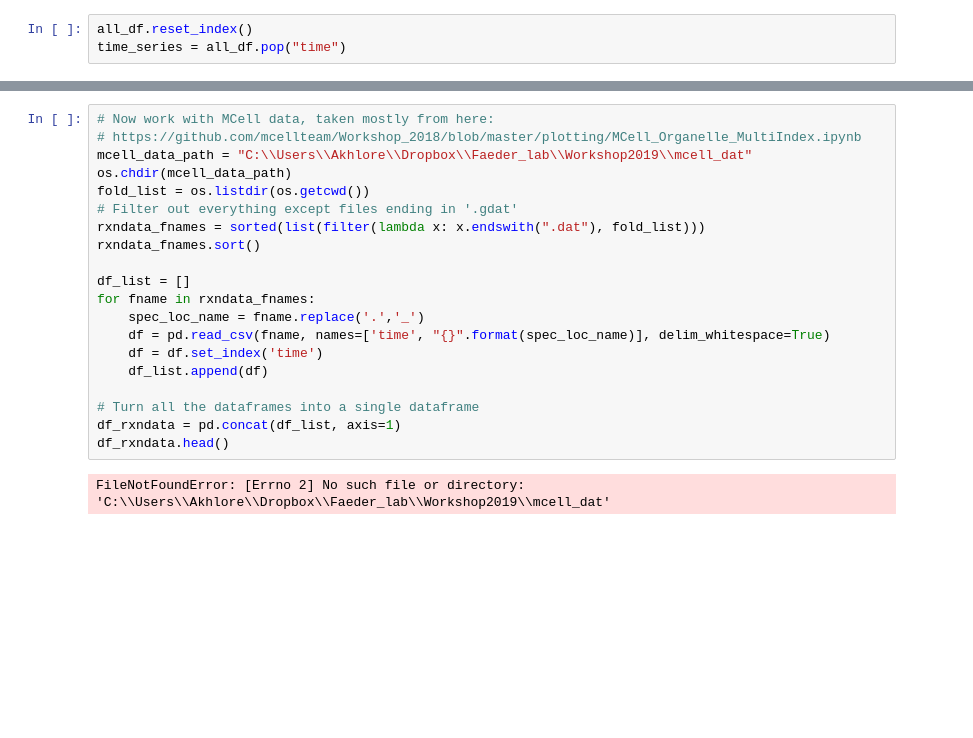
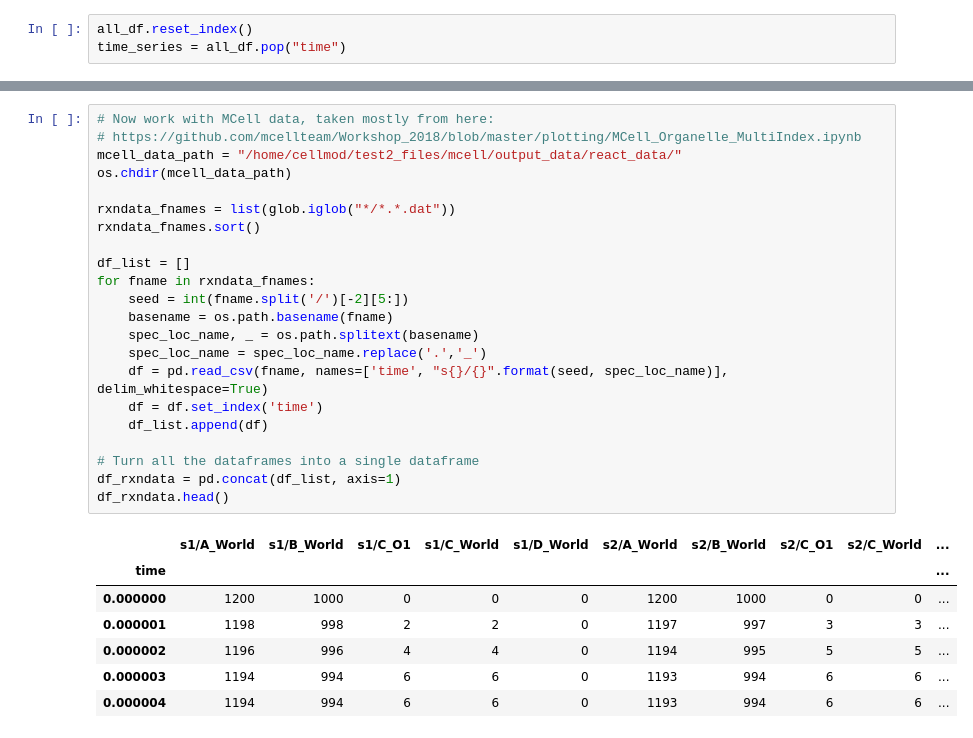
Before and after one commit to mcellteam/Workshop_2019, a Jupyter notebook: bionetgen/Workshop2019_Notebook.ipynb, the cells around one changed output, grey strips where cells are left out. Drawn from its saved outputs; the diff is of its cells as text; blank space fills up the shorter version.

Commit message:
Completely new data and mostly working notebook

```diff
--- a/bionetgen/Workshop2019_Notebook.ipynb
+++ b/bionetgen/Workshop2019_Notebook.ipynb
@@ -142,24 +122,32 @@ _ = ax.set_ylabel("Frequency")
 # %%
 # Now work with MCell data, taken mostly from here:
 # https://github.com/mcellteam/Workshop_2018/blob/master/plotting/MCell_Organelle_MultiIndex.ipynb
-mcell_data_path = "C:\\Users\\Akhlore\\Dropbox\\Faeder_lab\\Workshop2019\\mcell_dat"
+mcell_data_path = "/home/cellmod/test2_files/mcell/output_data/react_data/"
 os.chdir(mcell_data_path)
-fold_list = os.listdir(os.getcwd())
-# Filter out everything except files ending in '.gdat'
-rxndata_fnames = sorted(list(filter(lambda x: x.endswith(".dat"), fold_list)))
+
+rxndata_fnames = list(glob.iglob("*/*.*.dat"))
 rxndata_fnames.sort()
 
 df_list = []
 for fname in rxndata_fnames:
-    spec_loc_name = fname.replace('.','_')
-    df = pd.read_csv(fname, names=['time', "{}".format(spec_loc_name)], delim_whitespace=True)
+    seed = int(fname.split('/')[-2][5:])
+    basename = os.path.basename(fname)
+    spec_loc_name, _ = os.path.splitext(basename)
+    spec_loc_name = spec_loc_name.replace('.','_')
+    df = pd.read_csv(fname, names=['time', "s{}/{}".format(seed, spec_loc_name)], delim_whitespace=True)
     df = df.set_index('time')
     df_list.append(df)
 
 # Turn all the dataframes into a single dataframe
 df_rxndata = pd.concat(df_list, axis=1)
 df_rxndata.head()
 # %% [output]
-FileNotFoundError: [Errno 2] No such file or directory: 'C:\\Users\\Akhlore\\Dropbox\\Faeder_lab\\Workshop2019\\mcell_dat'
+|  | s1/A_World | s1/B_World | s1/C_O1 | s1/C_World | s1/D_World | s2/A_World | s2/B_World | s2/C_O1 | s2/C_World | ... |
+| time |  |  |  |  |  |  |  |  |  | ... |
+| 0.000000 | 1200 | 1000 | 0 | 0 | 0 | 1200 | 1000 | 0 | 0 | ... |
+| 0.000001 | 1198 | 998 | 2 | 2 | 0 | 1197 | 997 | 3 | 3 | ... |
+| 0.000002 | 1196 | 996 | 4 | 4 | 0 | 1194 | 995 | 5 | 5 | ... |
+| 0.000003 | 1194 | 994 | 6 | 6 | 0 | 1193 | 994 | 6 | 6 | ... |
+| 0.000004 | 1194 | 994 | 6 | 6 | 0 | 1193 | 994 | 6 | 6 | ... |
 # %%
 # Now we have the MCell data in the same format, we can compare the results the same way
```
Also changed, not shown: parts of 5 cells of this notebook, 37 other files.
